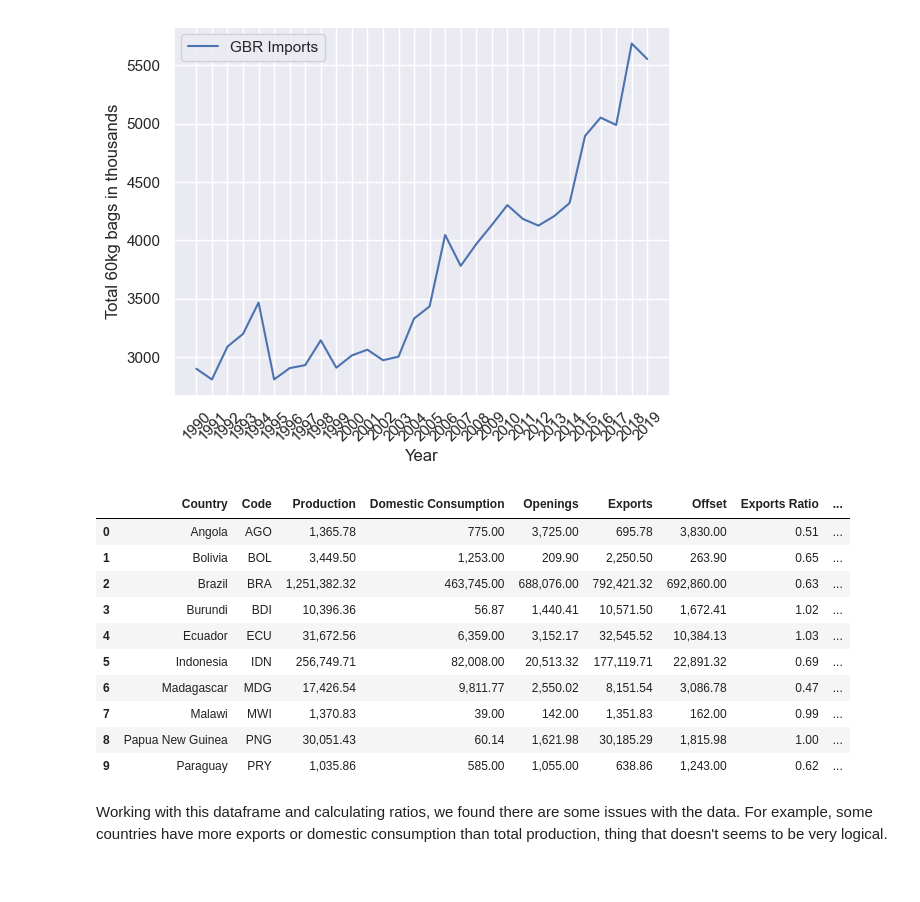
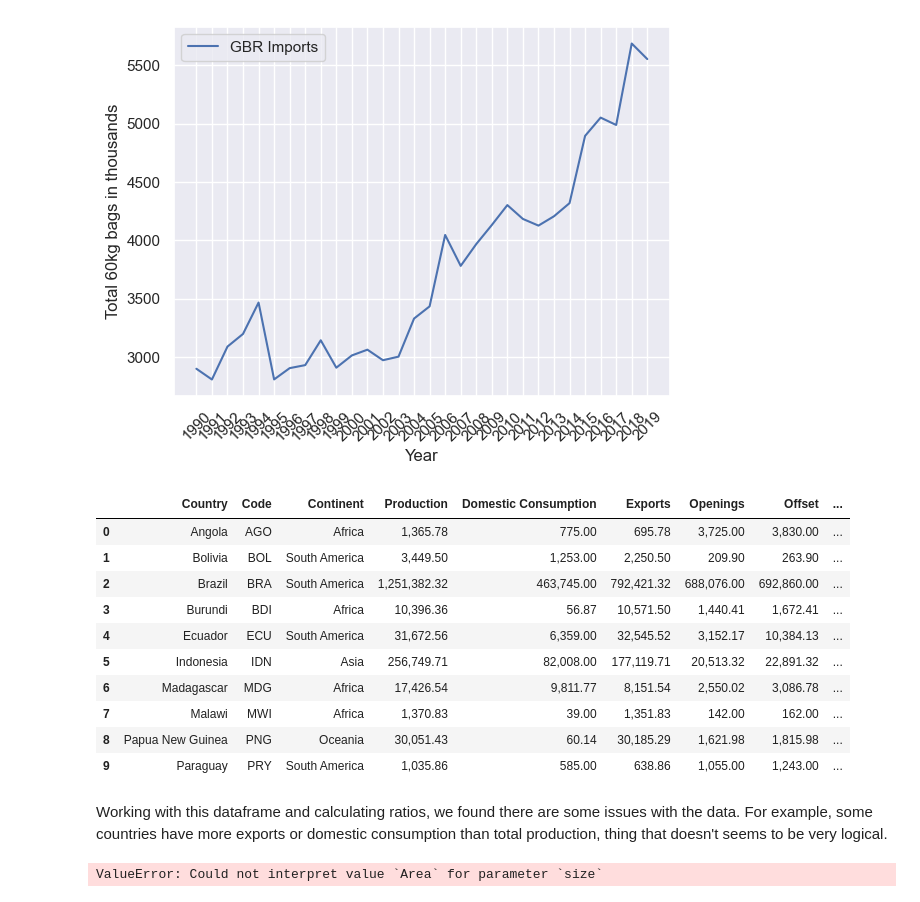
Before and after one commit to jjcastillot/Coffee_production_consumption, a Jupyter notebook: coffee_data_analysis.ipynb, the cells around one changed output. Drawn from its saved outputs; the diff is of its cells as text; code cells hidden in the pictures.

Commit message:
Created scatter plots, added areas and latitudes

```diff
--- a/coffee_data_analysis.ipynb
+++ b/coffee_data_analysis.ipynb
@@ -91,24 +121,27 @@ lineplot_imports(df_imports,'GBR')
 # %%
 # Create a dataframe with the 'Totals' columns from this 4 dataframes: df_production, df_consumption, df_openings and df_exports. Create exports to production ratio
 # Created a summary table to detect anomalies in the data. There's an offset that make the column addition not matching.
-df_totals = pd.concat([df_production[['Country','Code','Totals']],df_consumption['Totals'],df_openings['Totals'],df_exports['Totals']],axis=1)
-df_totals.columns=['Country','Code','Production','Domestic Consumption','Openings','Exports']
+df_totals = pd.concat([df_production[['Country','Code','Continent','Totals']],df_consumption['Totals'],df_exports['Totals'],df_openings['Totals'],],axis=1)
+df_totals.columns=['Country','Code','Continent','Production','Domestic Consumption','Exports','Openings']
 df_totals['Offset'] = -df_totals['Production'] + df_totals['Domestic Consumption'] + df_totals['Exports'] + df_totals['Openings']
 df_totals['Exports Ratio'] = df_totals['Exports']/df_totals['Production']
 df_totals['Domestic Consump Ratio'] = df_totals['Domestic Consumption']/df_totals['Production']
+df_totals['area'] = df_totals['Country'].map(country_areas)
+df_totals['Production/Area1000'] = 1000*df_totals['Production']/df_totals['area']
+df_totals['Latitude']=df_totals['Country'].map(latitudes)
 df_totals.head(10)
 # %% [output]
-|  | Country | Code | Production | Domestic Consumption | Openings | Exports | Offset | Exports Ratio | ... |
-| 0 | Angola | AGO | 1,365.78 | 775.00 | 3,725.00 | 695.78 | 3,830.00 | 0.51 | ... |
-| 1 | Bolivia | BOL | 3,449.50 | 1,253.00 | 209.90 | 2,250.50 | 263.90 | 0.65 | ... |
-| 2 | Brazil | BRA | 1,251,382.32 | 463,745.00 | 688,076.00 | 792,421.32 | 692,860.00 | 0.63 | ... |
-| 3 | Burundi | BDI | 10,396.36 | 56.87 | 1,440.41 | 10,571.50 | 1,672.41 | 1.02 | ... |
-| 4 | Ecuador | ECU | 31,672.56 | 6,359.00 | 3,152.17 | 32,545.52 | 10,384.13 | 1.03 | ... |
-| 5 | Indonesia | IDN | 256,749.71 | 82,008.00 | 20,513.32 | 177,119.71 | 22,891.32 | 0.69 | ... |
-| 6 | Madagascar | MDG | 17,426.54 | 9,811.77 | 2,550.02 | 8,151.54 | 3,086.78 | 0.47 | ... |
-| 7 | Malawi | MWI | 1,370.83 | 39.00 | 142.00 | 1,351.83 | 162.00 | 0.99 | ... |
-| 8 | Papua New Guinea | PNG | 30,051.43 | 60.14 | 1,621.98 | 30,185.29 | 1,815.98 | 1.00 | ... |
-| 9 | Paraguay | PRY | 1,035.86 | 585.00 | 1,055.00 | 638.86 | 1,243.00 | 0.62 | ... |
+|  | Country | Code | Continent | Production | Domestic Consumption | Exports | Openings | Offset | ... |
+| 0 | Angola | AGO | Africa | 1,365.78 | 775.00 | 695.78 | 3,725.00 | 3,830.00 | ... |
+| 1 | Bolivia | BOL | South America | 3,449.50 | 1,253.00 | 2,250.50 | 209.90 | 263.90 | ... |
+| 2 | Brazil | BRA | South America | 1,251,382.32 | 463,745.00 | 792,421.32 | 688,076.00 | 692,860.00 | ... |
+| 3 | Burundi | BDI | Africa | 10,396.36 | 56.87 | 10,571.50 | 1,440.41 | 1,672.41 | ... |
+| 4 | Ecuador | ECU | South America | 31,672.56 | 6,359.00 | 32,545.52 | 3,152.17 | 10,384.13 | ... |
+| 5 | Indonesia | IDN | Asia | 256,749.71 | 82,008.00 | 177,119.71 | 20,513.32 | 22,891.32 | ... |
+| 6 | Madagascar | MDG | Africa | 17,426.54 | 9,811.77 | 8,151.54 | 2,550.02 | 3,086.78 | ... |
+| 7 | Malawi | MWI | Africa | 1,370.83 | 39.00 | 1,351.83 | 142.00 | 162.00 | ... |
+| 8 | Papua New Guinea | PNG | Oceania | 30,051.43 | 60.14 | 30,185.29 | 1,621.98 | 1,815.98 | ... |
+| 9 | Paraguay | PRY | South America | 1,035.86 | 585.00 | 638.86 | 1,055.00 | 1,243.00 | ... |
 # %% [markdown]
 Working with this dataframe and calculating ratios, we found there are some issues with the data. For example, some countries have more exports or domestic consumption than total production, thing that doesn't seems to be very logical.
 # %%
@@ -142,0 +176,6 @@ world_plot2(df_totals,'Exports Ratio','YlOrRd')
+# %%
+# Create a correlation seaborn plot between production and surface area
+sns.scatterplot(df_totals,y='Production',x='Latitude',hue='Continent',size='Area',sizes=(40,400),alpha=0.7)
+plt.show()
+# %% [output]
+ValueError: Could not interpret value `Area` for parameter `size`
```
Also changed, not shown: parts of 6 cells of this notebook, 3 other files.
